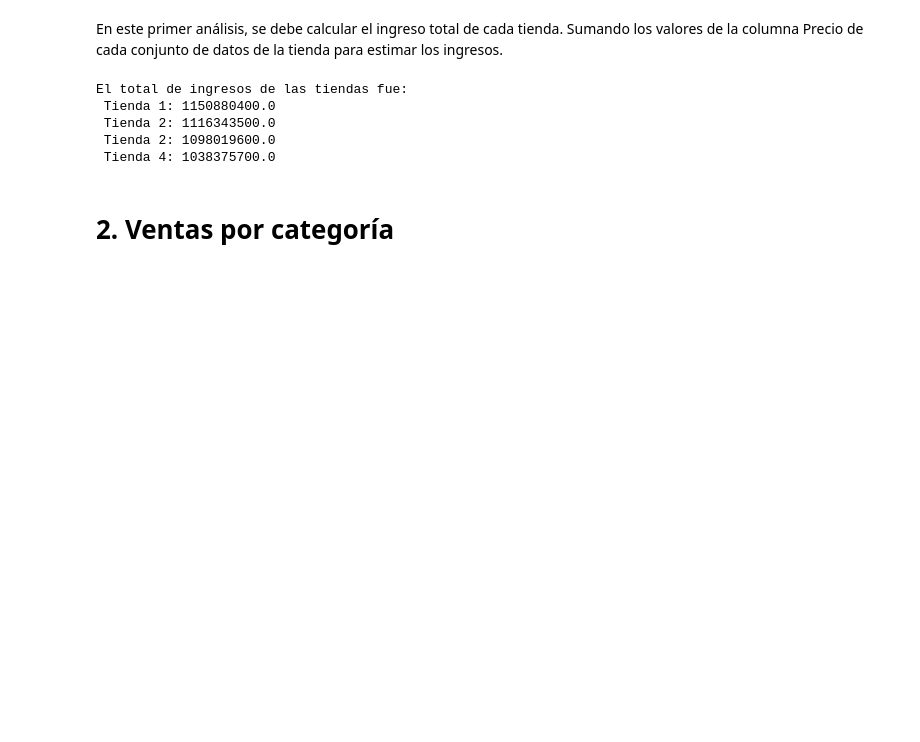
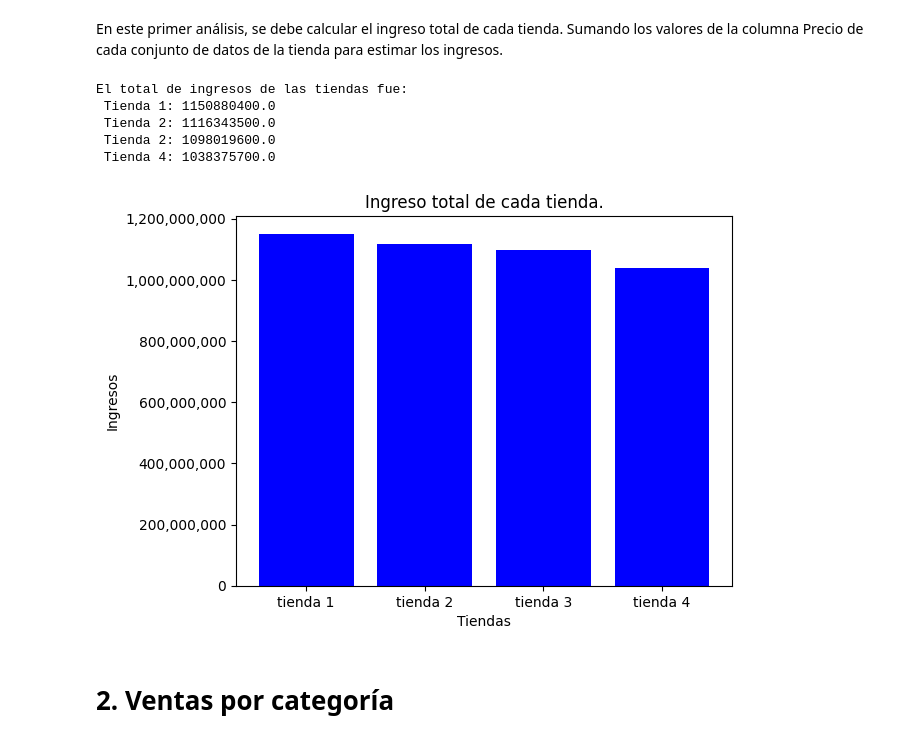
Before and after one commit to walter1705/data-sciencie-alura, a Jupyter notebook: projects/Alura-Store/AluraStoreLatam.ipynb, the cells around one changed output. Cells and saved outputs as stored; diff of their text form; code cells hidden in the pictures; blank space fills up the shorter version.

```diff
--- a/projects/Alura-Store/AluraStoreLatam.ipynb
+++ b/projects/Alura-Store/AluraStoreLatam.ipynb
@@ -32,6 +51,9 @@ total_ingresos_tienda_1 = sum(tienda["Precio"])
 total_ingresos_tienda_2 = sum(tienda2["Precio"])
 total_ingresos_tienda_3 = sum(tienda3["Precio"])
 total_ingresos_tienda_4 = sum(tienda4["Precio"])
+
+lista_ingresos = [total_ingresos_tienda_1, total_ingresos_tienda_2, \
+                  total_ingresos_tienda_3, total_ingresos_tienda_4]
 # %%
 print(f"El total de ingresos de las tiendas fue:\n Tienda 1: {total_ingresos_tienda_1}\n \
 Tienda 2: {total_ingresos_tienda_2}\n Tienda 2: {total_ingresos_tienda_3}\n Tienda 4: {total_ingresos_tienda_4}")
@@ -41,6 +63,16 @@ El total de ingresos de las tiendas fue:
  Tienda 2: 1116343500.0
  Tienda 2: 1098019600.0
  Tienda 4: 1038375700.0
+# %%
+nombres_tiendas = ["tienda 1", "tienda 2", "tienda 3", "tienda 4"]
+plt.bar(nombres_tiendas, lista_ingresos, color="blue")
+plt.gca().yaxis.set_major_formatter(StrMethodFormatter("{x:,.0f}"))
+plt.title("Ingreso total de cada tienda.")
+plt.xlabel("Tiendas")
+plt.ylabel("Ingresos")
+plt.show()
+# %% [output]
+[figure, added]
 # %% [markdown]
 # 2. Ventas por categoría
 # %% [markdown]
```
Also changed, not shown: parts of 7 cells of this notebook.
